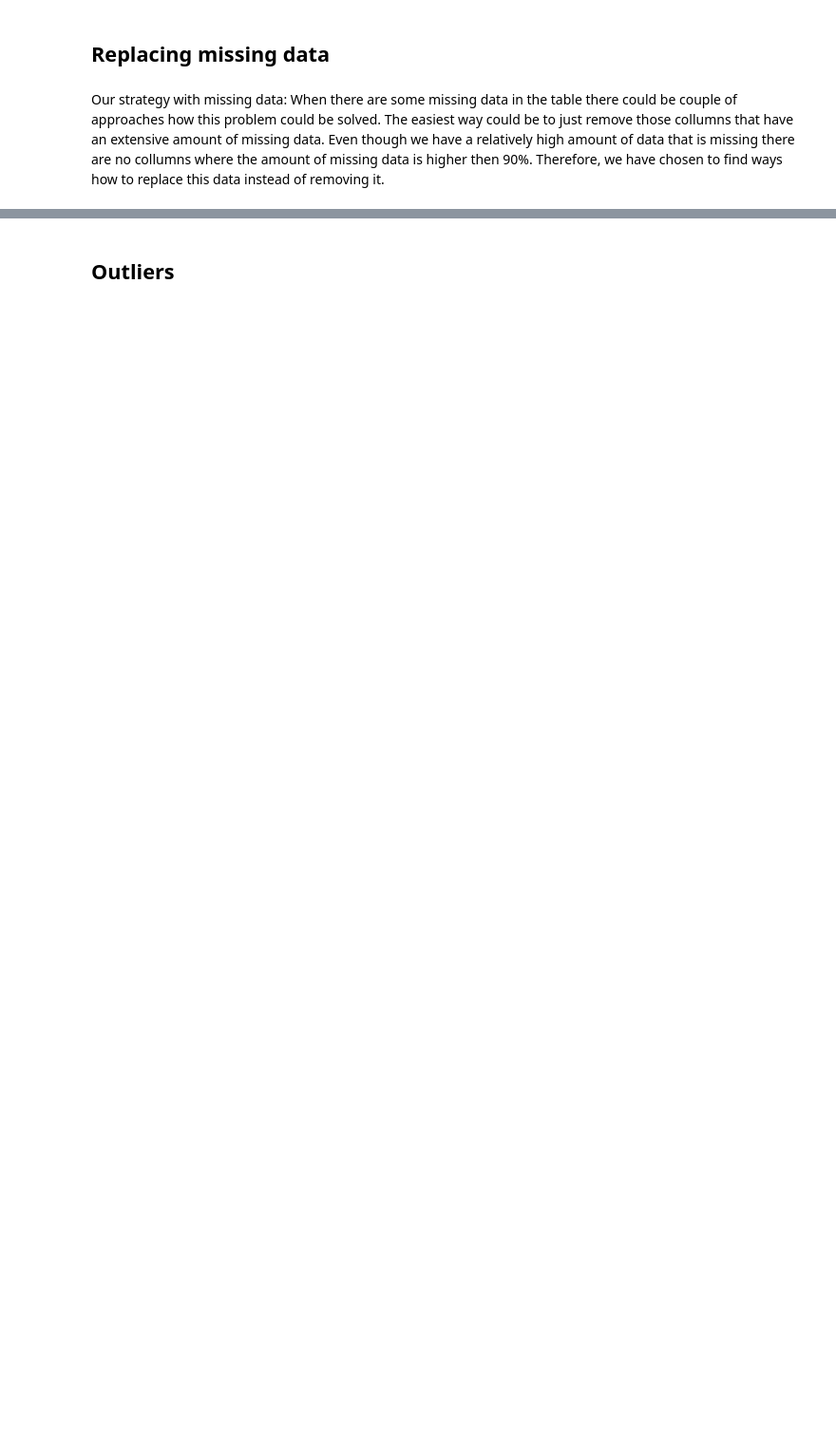
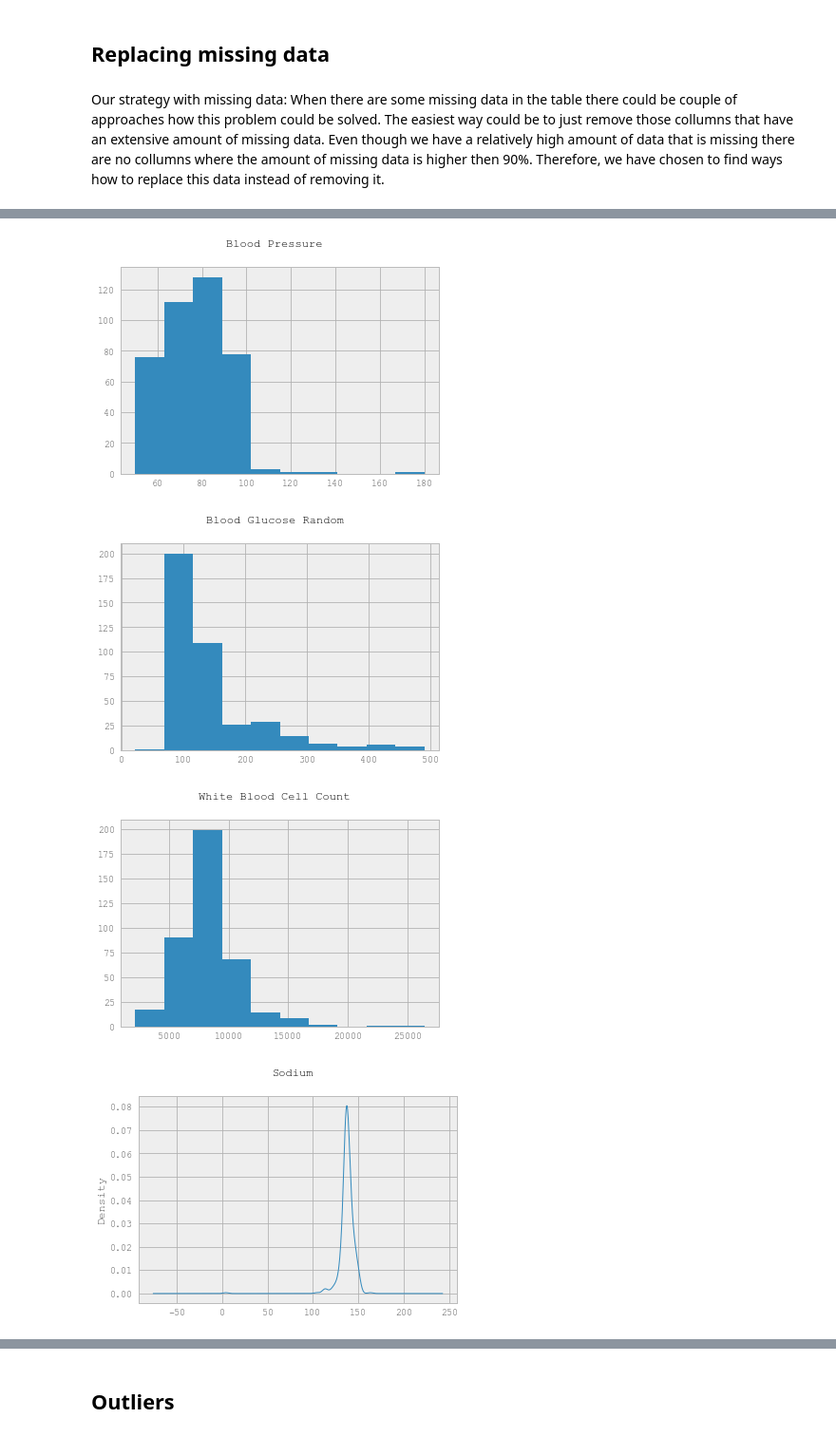
Before and after one commit to EdgarasKazlauskas1987/ChronicalKidneyDiseaseAIProject, a Jupyter notebook: Chronic Kidney Disease Project.ipynb, the cells around one changed output, grey strips where cells are left out. Shown at 95% size. Saved outputs shown, nothing was run; the diff lists cells and outputs as text; code cells hidden in the pictures; blank space fills up the shorter version.

Commit message:
Added correlation matrix and a lot of other visualization

```diff
--- a/Chronic Kidney Disease Project.ipynb
+++ b/Chronic Kidney Disease Project.ipynb
@@ -198,7 +175,7 @@ data['bloodPressure'] = data.bloodPressure.astype(int)
 
 #Replace empty 'specificGravity' values with most frequent value in the collumn
 data['specificGravity'] = data['specificGravity'].fillna(data['specificGravity'].value_counts().index[0])
-#data['specificGravity'] = data.specificGravity.astype(int)
+data['specificGravity'] = data.specificGravity.astype(float)
 
 #Replace empty 'albumin' values with most frequent value in the collumn
 data['albumin'] = data['albumin'].fillna(data['albumin'].value_counts().index[0])
@@ -292,18 +269,5 @@ data['pedalEdema'] = data.pedalEdema.astype(int)
 data['anemia'] = data['anemia'].fillna(data['anemia'].value_counts().index[0])
 data['anemia'] = data.anemia.astype(int)
 
-#Replace empty 'class' values with most frequent value in the collumn
-#data['class'] = data['class'].fillna(data['class'].value_counts().index[0])
-#data['class'] = data.class.astype(int)
-
-
-missing = data['class'].isnull().sum(axis=0)
-print("Columns and Number of missing data \n", missing)
-
 data.head(10)
-
-
-# USE MOST FREQUENT VALUE METHOD
-
-#print (data.dtypes)
 # %% [output]
@@ -325,0 +290,28 @@ Columns and Number of missing data
+# %%
+
+data["bloodPressure"].hist(grid=True)
+plt.suptitle("Blood Pressure")
+plt.show()
+
+data["bloodGlucoseRandom"].hist(grid=True)
+plt.suptitle("Blood Glucose Random")
+plt.show()
+
+data["whiteBloodCellCount"].hist(grid=True)
+plt.suptitle("White Blood Cell Count")
+plt.show()
+
+data["sodium"].plot(kind='density', subplots=True, sharex=False)
+plt.suptitle("Sodium")
+plt.show()
+
+data["hemoglobin"].plot(kind='density', subplots=True, sharex=False)
+plt.suptitle("Hemoglobin")
+plt.show()
+
+data["age"].plot(kind='box', subplots=True, sharex=False, sharey=False)
+# %% [output]
+[figure, added]
+[figure, added]
+[figure, added]
+[figure, added]
```
Also changed, not shown: parts of 22 cells of this notebook.
